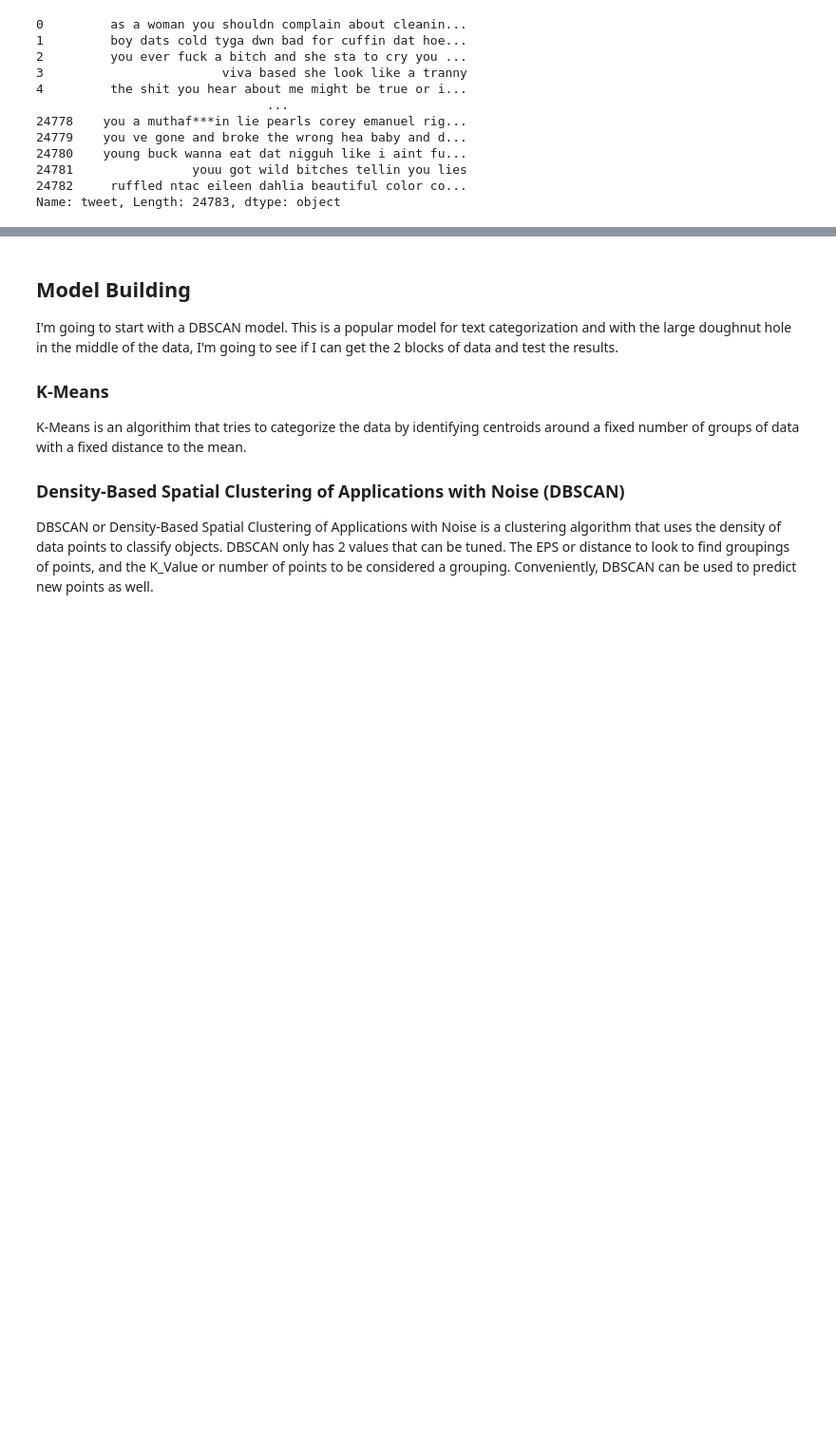
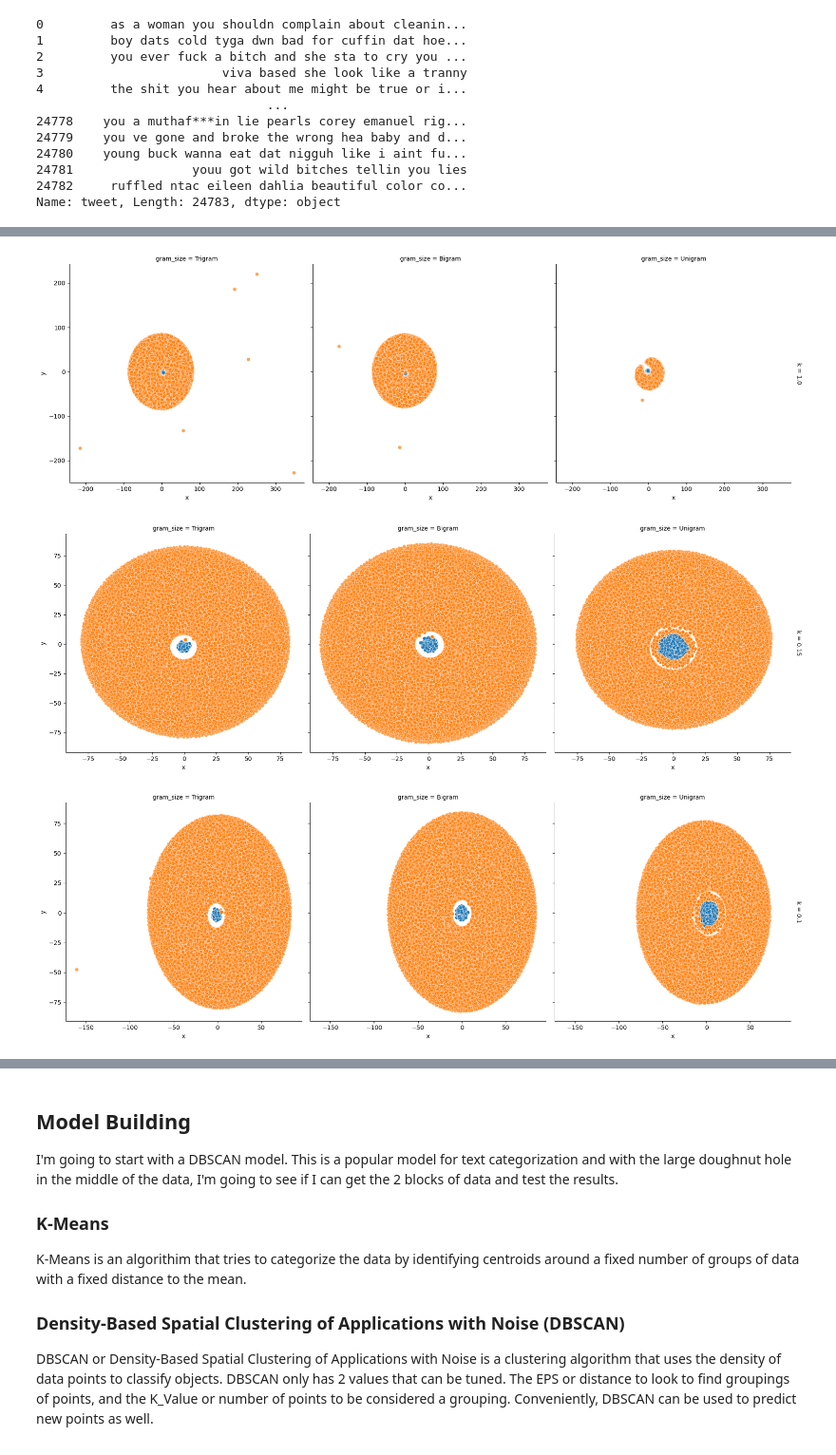
Before and after one commit to isaac1987a/Unsupervised-Learning-Final, a Jupyter notebook: Hate Speach Detection.ipynb, the cells around one changed output, grey strips where cells are left out. Shown at 95% size. Saved outputs shown, nothing was run; the diff lists cells and outputs as text; code cells hidden in the pictures; blank space fills up the shorter version.

```diff
--- a/Hate Speach Detection.ipynb
+++ b/Hate Speach Detection.ipynb
@@ -269,15 +289,21 @@ model_data.to_csv("Data/TSNE_Model.csv")
 # %%
 def color_graph(model_data, plot_title = ""):
     grid = sns.FacetGrid(model_data, col = 'gram_size',\
                         row = 'k', margin_titles=True,\
-                        height=6, aspect=1)
-    grid.map(sns.scatterplot, "x","y", legend="full" , alpha=0.7)
+                        height=6, aspect=1, hue = 'predict')
+    grid.map(sns.scatterplot, "x","y", legend="full" , alpha=0.7 )
 
     #print(model_data['predict'].value_counts())
     return
 #print(model_data['x'])
 model_data = pd.read_csv("Data/TSNE_Model.csv")
-color_graph(model_data, "EDA TSNE Results")
+for k_val in k_values:
+    md = model_data[model_data['k'] == k_val]
+    color_graph(md, "EDA TSNE Results")
+# %% [output]
+[figure, added]
+[figure, added]
+[figure, added]
 # %% [markdown]
 ## TSNE Results
 
```
Also changed, not shown: parts of 31 cells of this notebook, 1 other file.
